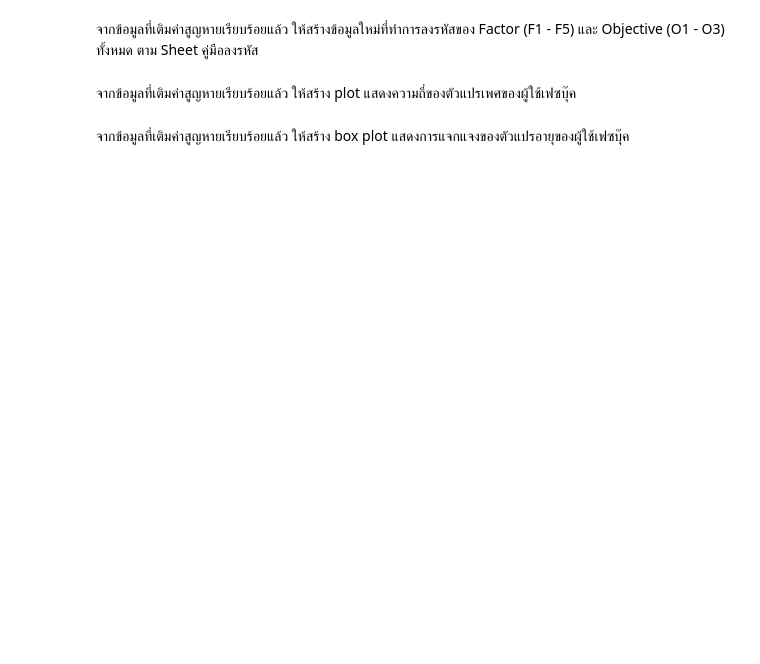
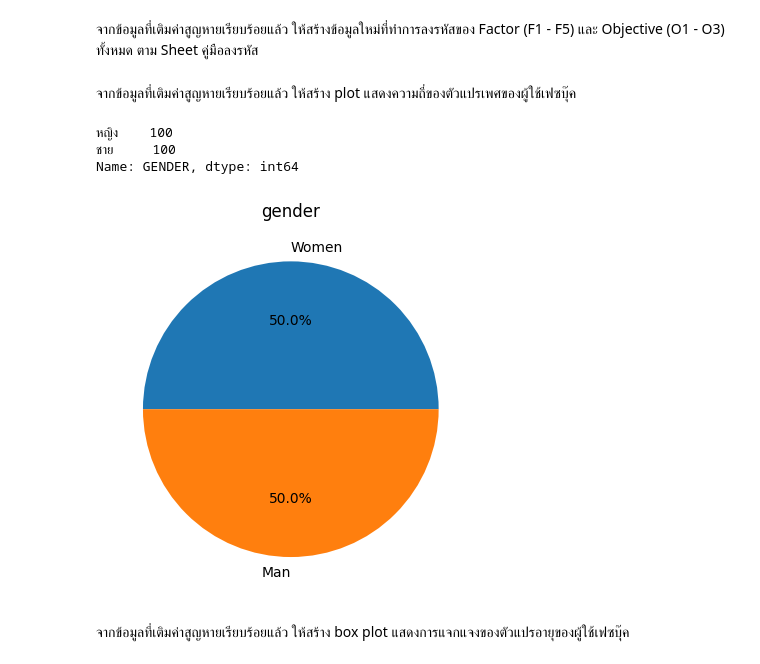
Before and after one commit to qmcnn/Data-Mining, a Jupyter notebook: Python_HW1.ipynb, the cells around one changed output. Drawn from its saved outputs; the diff is of its cells as text; code cells hidden in the pictures; blank space fills up the shorter version.

```diff
--- a/Python_HW1.ipynb
+++ b/Python_HW1.ipynb
@@ -92,0 +141,3 @@ NameError: ignored
+# %%
+Facebook = pd.read_excel('/content/drive/MyDrive/Year4/Data Mining/Data_Facebook_Python.xlsx')
+Facebook
@@ -99,2 +194,7 @@ NameError: ignored
 # %% [markdown]
 จากข้อมูลตั้งต้น ให้เติมค่าว่างด้วย Mean, Median, หรือ Mode ของแต่ละคอลัมน์ตามความเหมาะสม
+# %%
+Facebook[['SALARY']] = Facebook[['SALARY']].fillna(Facebook['SALARY'].mean)
+Facebook[['PLACE']] = Facebook[['PLACE']].fillna(Facebook[['PLACE']].mode().iloc[0,0])
+Facebook[['HOUR']] = Facebook[['HOUR']].fillna(Facebook[['HOUR']].mode().iloc[0,0])
+Facebook[['TYPE']] = Facebook[['TYPE']].fillna(Facebook[['TYPE']].mode().iloc[0,0])
@@ -101,2 +221,18 @@ NameError: ignored
 # %% [markdown]
 จากข้อมูลที่เติมค่าสูญหายเรียบร้อยแล้ว ให้สร้างข้อมูลใหม่ที่ทำการลงรหัสของ Factor (F1 - F5) และ Objective (O1 - O3) ทั้งหมด ตาม Sheet คู่มือลงรหัส
+# %%
+value = {
+    'สำคัญน้อยที่สุด': '1',
+    'สำคัญน้อย': '2',
+    'ปานกลาง': '3',
+    'สำคัญมาก': '4',
+    'สำคัญมากที่สุด': '5'
+}
+Facebook['F1'] = Facebook['(F1)'].map(value)
+Facebook['F2'] = Facebook['(F2)'].map(value)
+Facebook['F3'] = Facebook['(F3)'].map(value)
+Facebook['F4'] = Facebook['(F4)'].map(value)
+Facebook['F5'] = Facebook['(F5)'].map(value)
+Facebook['O1'] = Facebook['(O1)'].map(value)
+Facebook['O2'] = Facebook['(O2)'].map(value)
+Facebook['O3'] = Facebook['(O3)'].map(value)
@@ -105,2 +246,16 @@ NameError: ignored
+# %%
+count = Facebook['GENDER'].value_counts()
+count
+# %% [output]
+หญิง    100
+ชาย     100
+Name: GENDER, dtype: int64
+# %%
+lables = ["Women","Man"]
+plt.pie(count, labels = lables, autopct='%1.1f%%')
+plt.title('gender')
+plt.show()
+# %% [output]
+[figure, added]
 # %% [markdown]
 จากข้อมูลที่เติมค่าสูญหายเรียบร้อยแล้ว ให้สร้าง box plot แสดงการแจกแจงของตัวแปรอายุของผู้ใช้เฟซบุ๊ค
```
Also changed, not shown: parts of 27 cells of this notebook.
